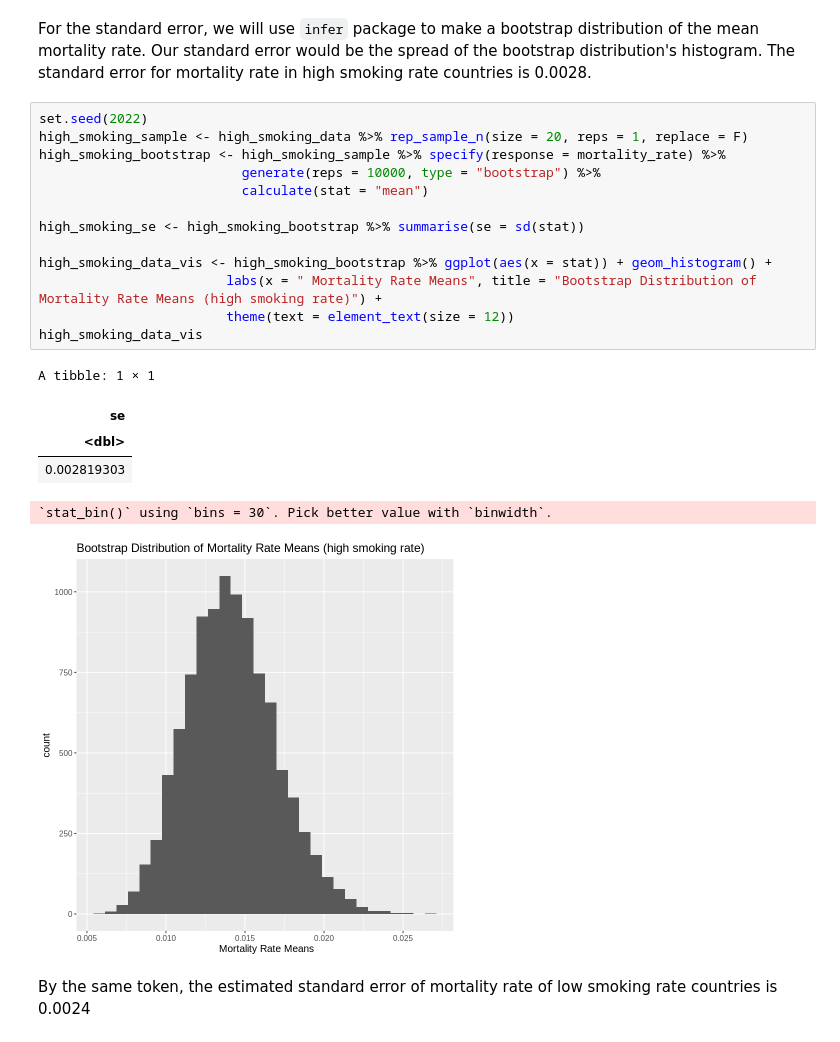
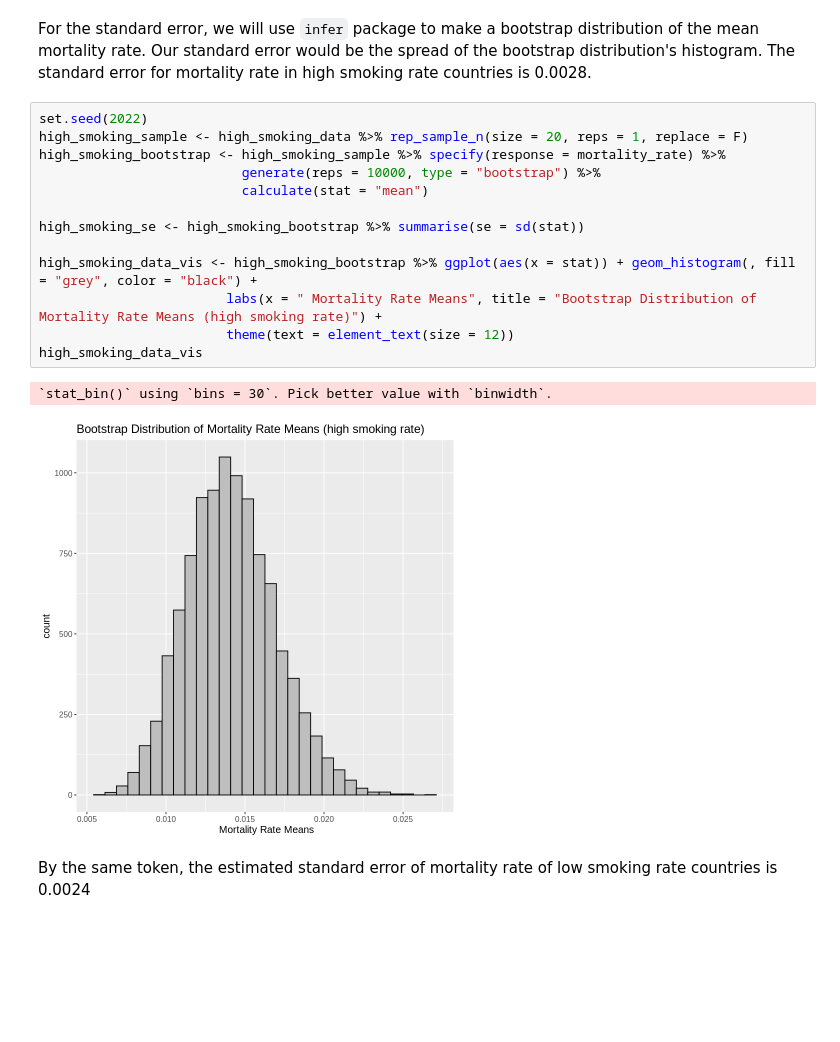
Before and after one commit to RayNguyent/STAT-201-Project, a Jupyter notebook: Proposal.ipynb, the cells around one changed output. Drawn from its saved outputs; the diff is of its cells as text; blank space fills up the shorter version.

```diff
--- a/Proposal.ipynb
+++ b/Proposal.ipynb
@@ -134,23 +135,19 @@ For the standard error, we will use `infer` package to make a bootstrap distribu
 # %%
 set.seed(2022)
 high_smoking_sample <- high_smoking_data %>% rep_sample_n(size = 20, reps = 1, replace = F)
 high_smoking_bootstrap <- high_smoking_sample %>% specify(response = mortality_rate) %>%
                           generate(reps = 10000, type = "bootstrap") %>%
                           calculate(stat = "mean")
 
 high_smoking_se <- high_smoking_bootstrap %>% summarise(se = sd(stat))
 
-high_smoking_data_vis <- high_smoking_bootstrap %>% ggplot(aes(x = stat)) + geom_histogram() +
+high_smoking_data_vis <- high_smoking_bootstrap %>% ggplot(aes(x = stat)) + geom_histogram(, fill = "grey", color = "black") +
                         labs(x = " Mortality Rate Means", title = "Bootstrap Distribution of Mortality Rate Means (high smoking rate)") +
                         theme(text = element_text(size = 12))
 high_smoking_data_vis
 # %% [output]
-A tibble: 1 × 1
+`stat_bin()` using `bins = 30`. Pick better value with `binwidth`.
-| se |
-| <dbl> |
-| 0.002819303 |
-`stat_bin()` using `bins = 30`. Pick better value with `binwidth`.
-[figure, old version]
+[figure, new version]
 # %% [markdown]
 By the same token, the estimated standard error of mortality rate of low smoking rate countries is 0.0024
 # %%
```
Also changed, not shown: parts of 5 cells of this notebook.
